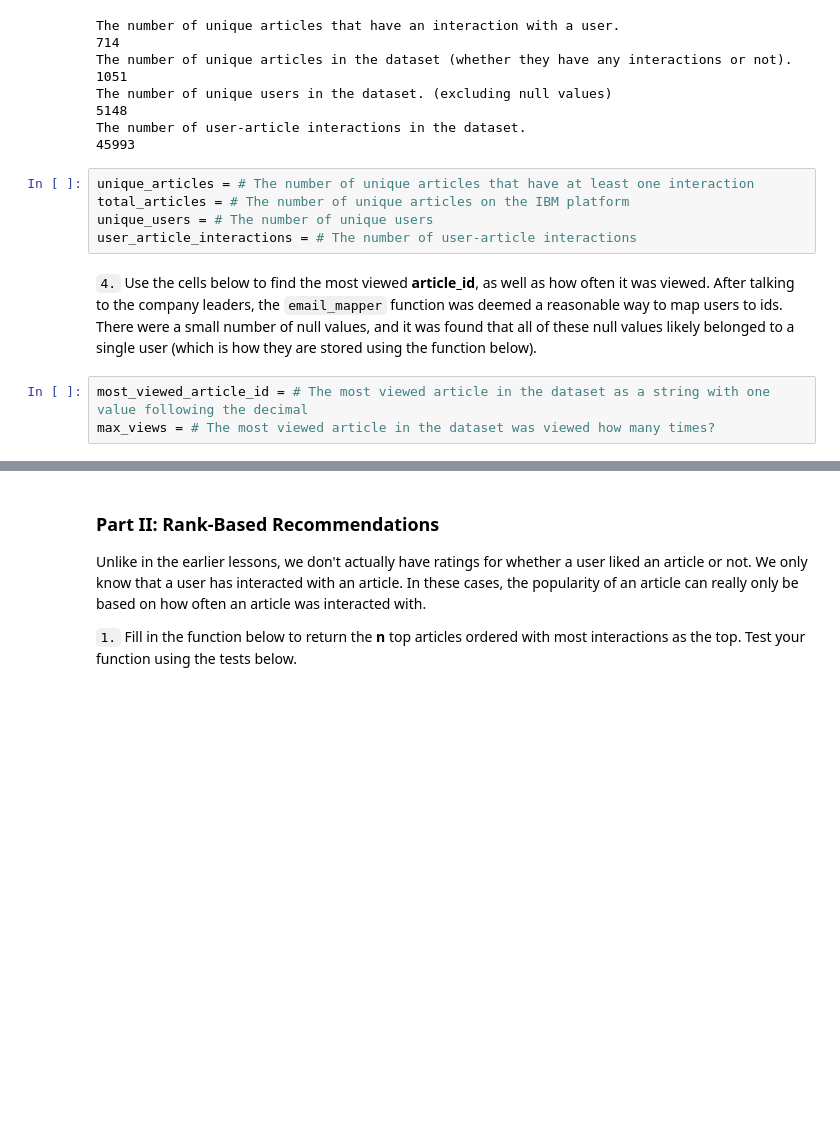
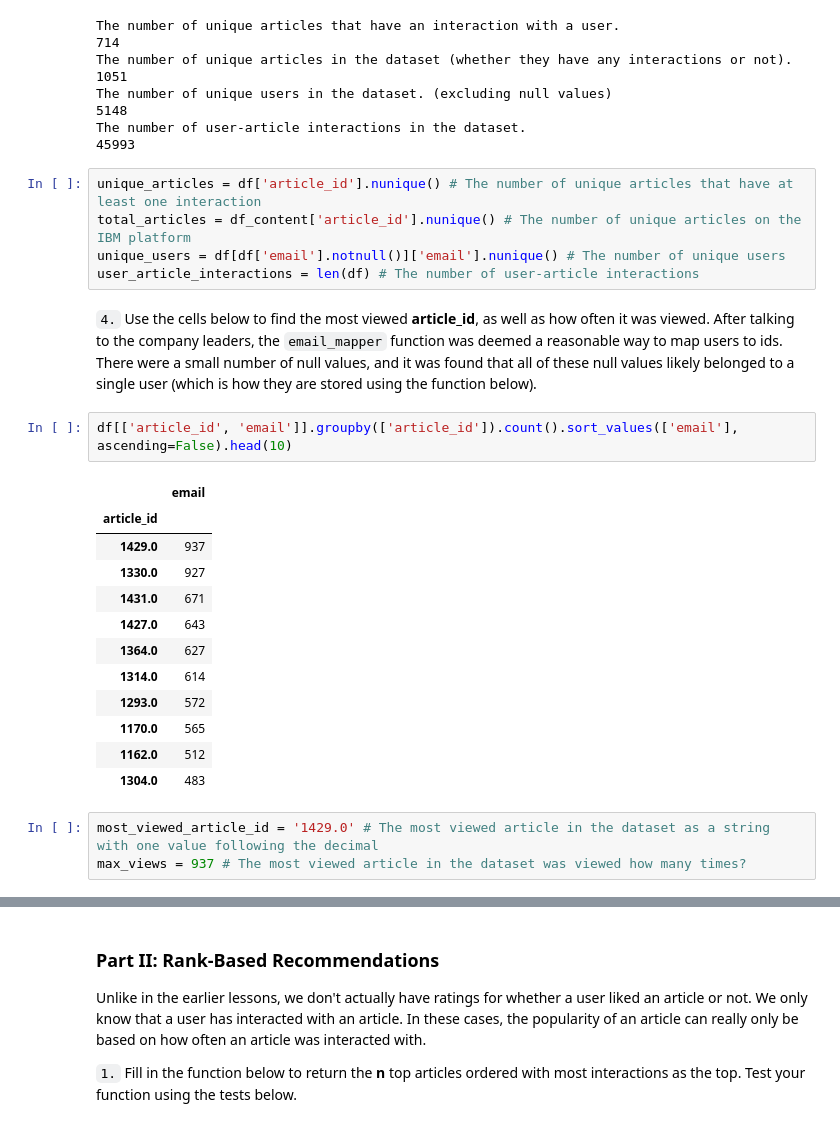
Before and after one commit to Prasanna23/IBM-Recommendation-project, a Jupyter notebook: Recommendations_with_IBM.ipynb, the cells around one changed output, grey strips where cells are left out. Saved outputs shown, nothing was run; the diff lists cells and outputs as text; blank space fills up the shorter version.

```diff
--- a/Recommendations_with_IBM.ipynb
+++ b/Recommendations_with_IBM.ipynb
@@ -206,15 +206,30 @@ The number of unique users in the dataset. (excluding null values)
 The number of user-article interactions in the dataset.
 45993
 # %%
-unique_articles = # The number of unique articles that have at least one interaction
-total_articles = # The number of unique articles on the IBM platform
-unique_users = # The number of unique users
-user_article_interactions = # The number of user-article interactions
+unique_articles = df['article_id'].nunique() # The number of unique articles that have at least one interaction
+total_articles = df_content['article_id'].nunique() # The number of unique articles on the IBM platform
+unique_users = df[df['email'].notnull()]['email'].nunique() # The number of unique users
+user_article_interactions = len(df) # The number of user-article interactions
 # %% [markdown]
 `4.` Use the cells below to find the most viewed **article_id**, as well as how often it was viewed.  After talking to the company leaders, the `email_mapper` function was deemed a reasonable way to map users to ids.  There were a small number of null values, and it was found that all of these null values likely belonged to a single user (which is how they are stored using the function below).
+# %%
+df[['article_id', 'email']].groupby(['article_id']).count().sort_values(['email'], ascending=False).head(10)
+# %% [output]
+|  | email |
+| article_id |  |
+| 1429.0 | 937 |
+| 1330.0 | 927 |
+| 1431.0 | 671 |
+| 1427.0 | 643 |
+| 1364.0 | 627 |
+| 1314.0 | 614 |
+| 1293.0 | 572 |
+| 1170.0 | 565 |
+| 1162.0 | 512 |
+| 1304.0 | 483 |
 # %%
-most_viewed_article_id = # The most viewed article in the dataset as a string with one value following the decimal
-max_views = # The most viewed article in the dataset was viewed how many times?
+most_viewed_article_id = '1429.0' # The most viewed article in the dataset as a string with one value following the decimal
+max_views = 937 # The most viewed article in the dataset was viewed how many times?
 # %%
 ## No need to change the code here - this will be helpful for later parts of the notebook
 # Run this cell to map the user email to a user_id column and remove the email column
```
Also changed, not shown: parts of 5 cells of this notebook.
